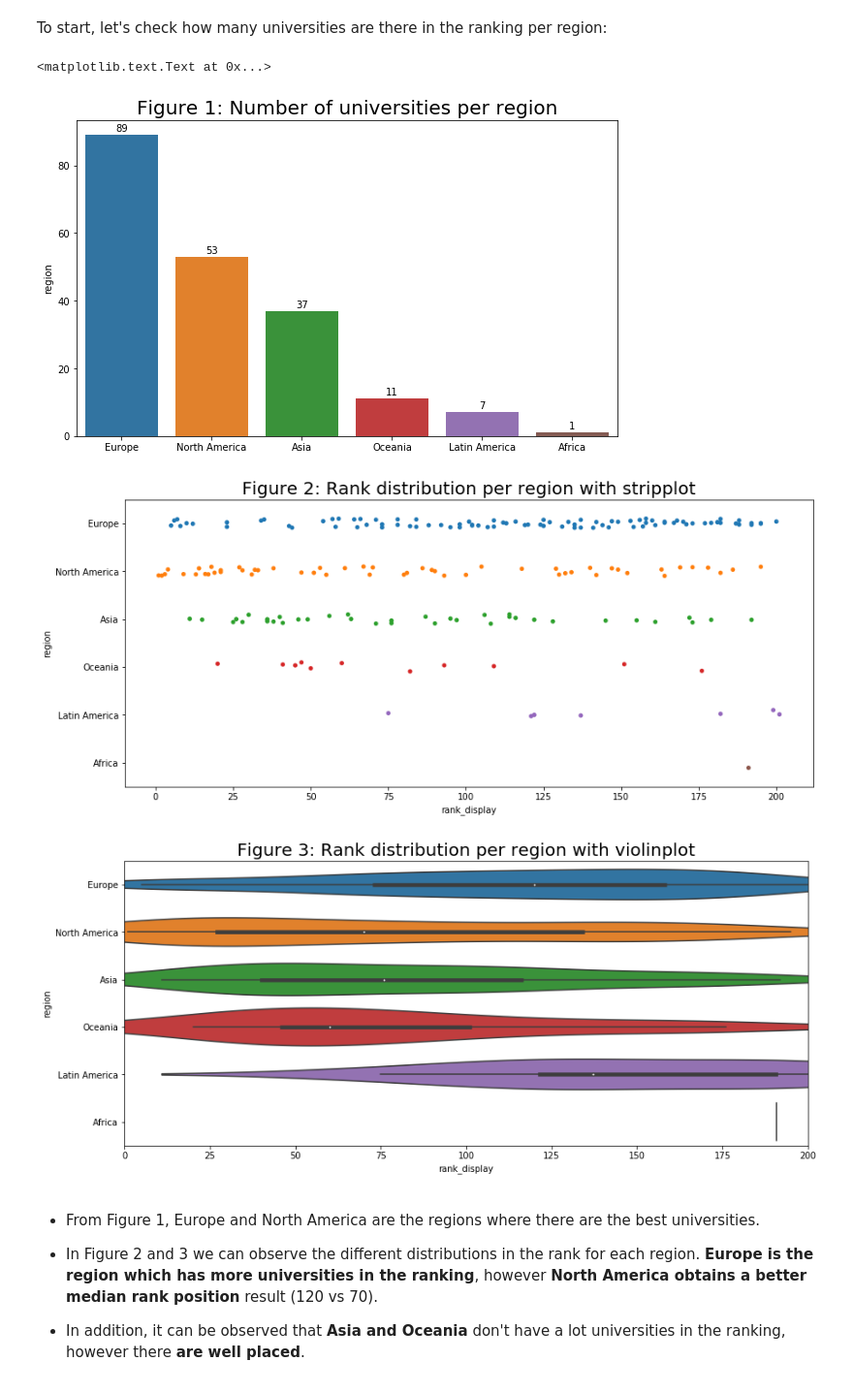
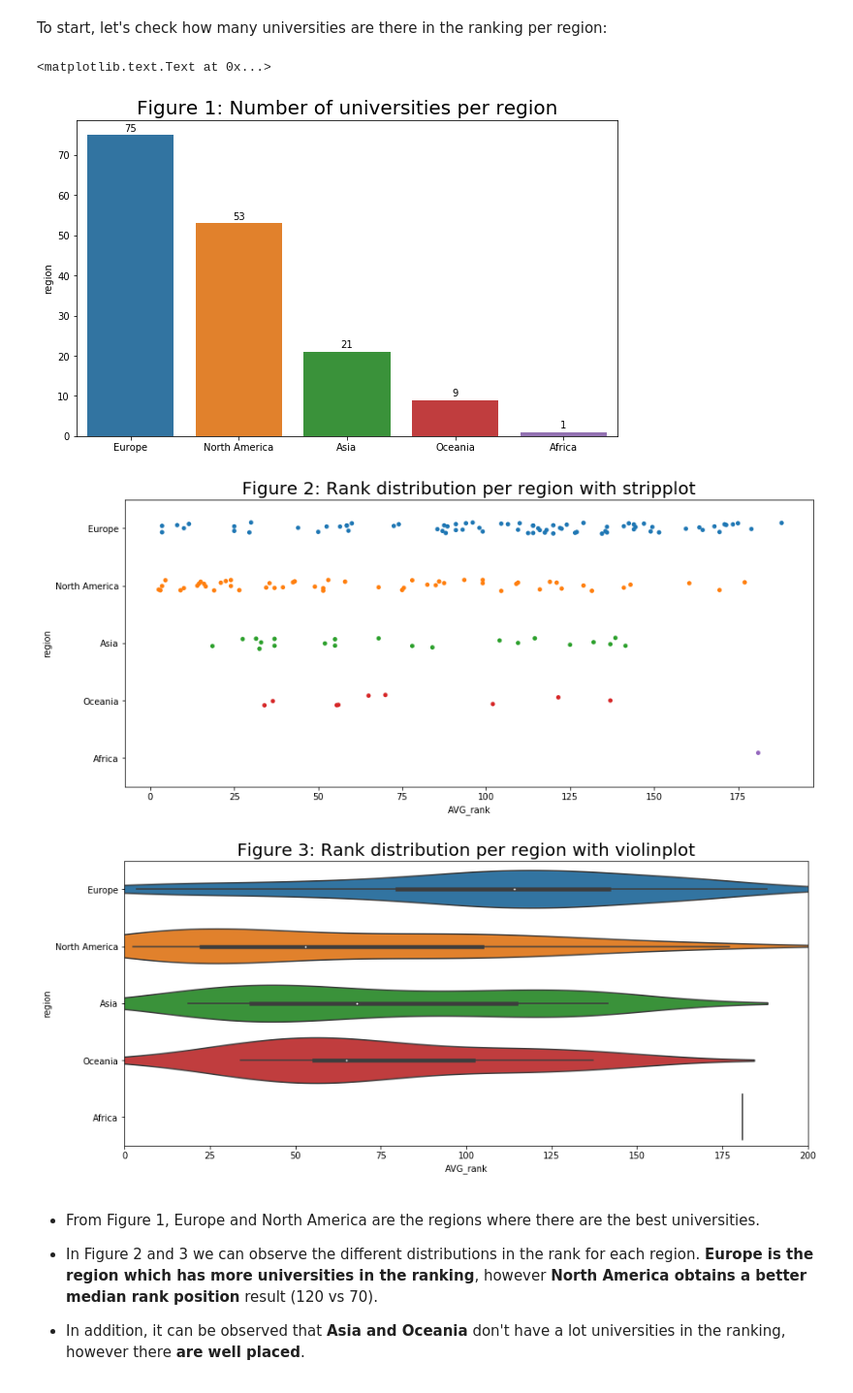
Before and after one commit to LucaZampieri/ADA_homework_LMX, a Jupyter notebook: 02 - Data from the Web/homework2.ipynb, the cells around one changed output. Shown at 97% size. Cells and saved outputs as stored; diff of their text form; code cells hidden in the pictures.

```diff
--- a/02 - Data from the Web/homework2.ipynb
+++ b/02 - Data from the Web/homework2.ipynb
@@ -1092,26 +911,26 @@ To start, let's check how many universities are there in the ranking per region:
 # %%
 # Visualize how many universitie sper country are there in the best 200 ranking
 plt.figure(figsize=(10,6))
-regions = qs_df.region.value_counts().index
-ax = sns.barplot(x=regions, y=qs_df.region.value_counts())
+regions = merged_df_avg.region.value_counts().index
+ax = sns.barplot(x=regions, y=merged_df_avg.region.value_counts())
 value_barplot_label(ax)
 plt.title("Figure 1: Number of universities per region", fontsize=20)
 
 # Rank distribution per region
 plt.figure(figsize=(14,6))
-sns.stripplot(x="rank_display", y="region", data=qs_df, jitter=True, order=qs_df.region.value_counts().index)
+sns.stripplot(x="AVG_rank", y="region", data=merged_df_avg, jitter=True, order=merged_df_avg.region.value_counts().index)
 plt.title("Figure 2: Rank distribution per region with stripplot", fontsize=20)
 
 # Rank distribution per region
 plt.figure(figsize=(14,6))
-sns.violinplot(x="rank_display", y="region", data=qs_df, order=qs_df.region.value_counts().index)
+sns.violinplot(x="AVG_rank", y="region", data=merged_df_avg, order=merged_df_avg.region.value_counts().index)
 plt.xlim(0,200)
 plt.title("Figure 3: Rank distribution per region with violinplot", fontsize=20)
 # %% [output]
 <matplotlib.text.Text at 0x...>
-[figure, old version]
+[figure, new version]
-[figure, old version]
+[figure, new version]
-[figure, old version]
+[figure, new version]
 # %% [markdown]
 - From Figure 1, Europe and North America are the regions where there are the best universities.
 
```
Also changed, not shown: parts of 59 cells of this notebook, 1 other file.
